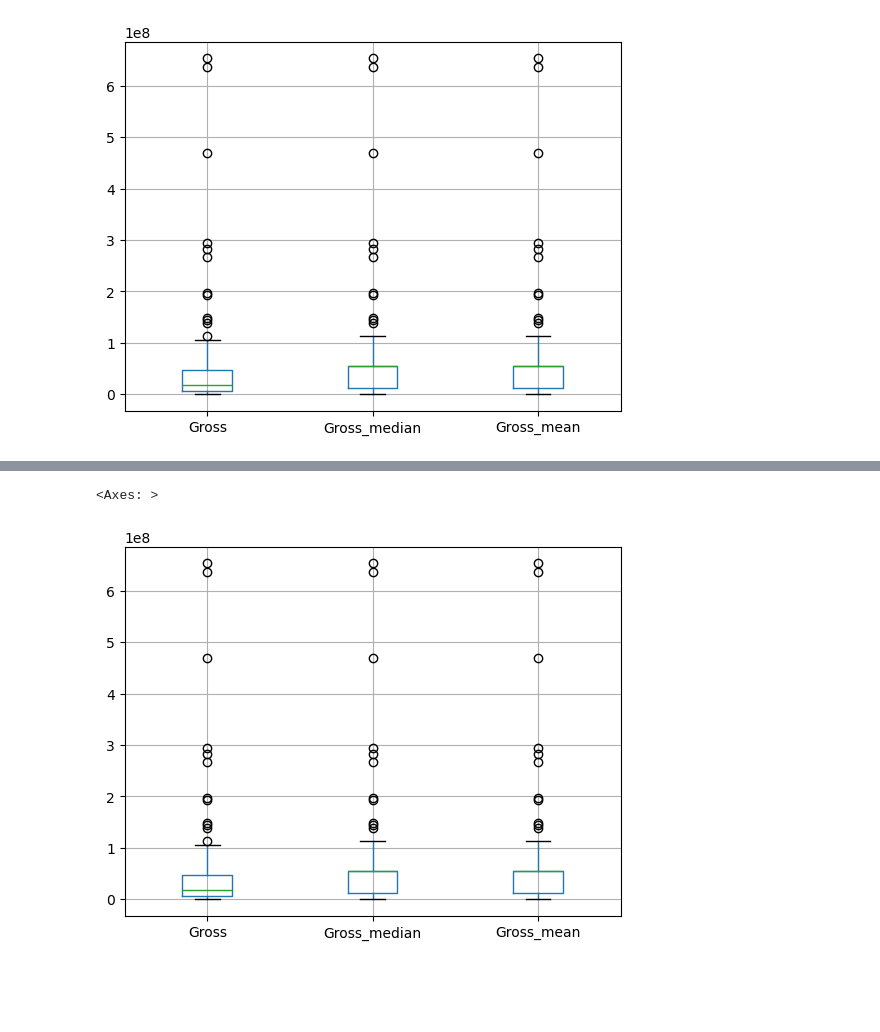
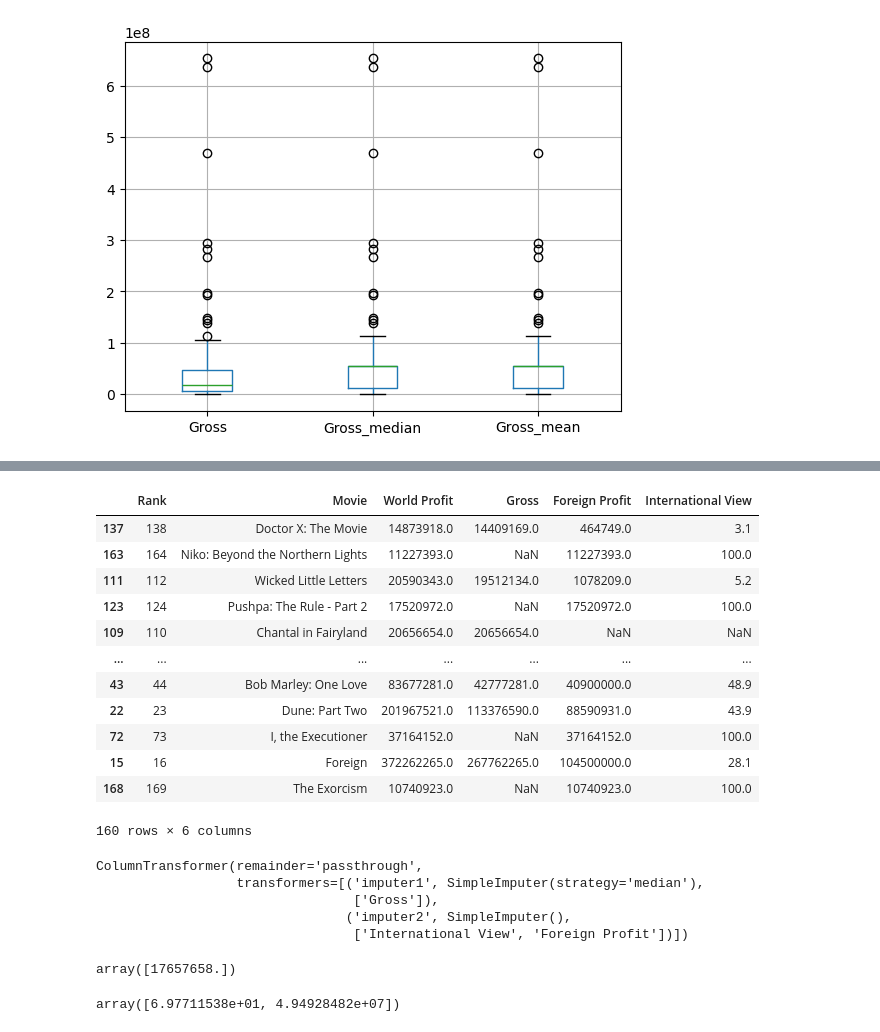
Before and after one commit to Razakhan143/AI-Artificial-Inteligence-, a Jupyter notebook: ML practice/Feature Engineering/handling_missing.ipynb, the cells around one changed output, grey strips where cells are left out. Drawn from its saved outputs; the diff is of its cells as text; code cells hidden in the pictures; blank space fills up the shorter version.

```diff
--- a/ML practice/Feature Engineering/handling_missing.ipynb
+++ b/ML practice/Feature Engineering/handling_missing.ipynb
@@ -183,5 +178,2 @@ X_train[['Gross', 'Gross_median', 'Gross_mean']].boxplot()
-# %%
-X_train[['Gross', 'Gross_median', 'Gross_mean']].boxplot()
-# %% [output]
-<Axes: >
-[figure, removed]
+# %%
+X_train,X_test,y_train,y_test = train_test_split(X,y,test_size=0.2,random_state=2)
@@ -187,0 +183,16 @@ X_train[['Gross', 'Gross_median', 'Gross_mean']].boxplot()
+# %%
+X_train
+# %% [output]
+|  | Rank | Movie | World Profit | Gross | Foreign Profit | International View |
+| 137 | 138 | Doctor X: The Movie | 14873918.0 | 14409169.0 | 464749.0 | 3.1 |
+| 163 | 164 | Niko: Beyond the Northern Lights | 11227393.0 | NaN | 11227393.0 | 100.0 |
+| 111 | 112 | Wicked Little Letters | 20590343.0 | 19512134.0 | 1078209.0 | 5.2 |
+| 123 | 124 | Pushpa: The Rule - Part 2 | 17520972.0 | NaN | 17520972.0 | 100.0 |
+| 109 | 110 | Chantal in Fairyland | 20656654.0 | 20656654.0 | NaN | NaN |
+| ... | ... | ... | ... | ... | ... | ... |
+| 43 | 44 | Bob Marley: One Love | 83677281.0 | 42777281.0 | 40900000.0 | 48.9 |
+| 22 | 23 | Dune: Part Two | 201967521.0 | 113376590.0 | 88590931.0 | 43.9 |
+| 72 | 73 | I, the Executioner | 37164152.0 | NaN | 37164152.0 | 100.0 |
+| 15 | 16 | Foreign | 372262265.0 | 267762265.0 | 104500000.0 | 28.1 |
+| 168 | 169 | The Exorcism | 10740923.0 | NaN | 10740923.0 | 100.0 |
+160 rows × 6 columns
@@ -187,0 +204,16 @@ X_train[['Gross', 'Gross_median', 'Gross_mean']].boxplot()
+# %%
+trf.fit(X_train)
+# %% [output]
+ColumnTransformer(remainder='passthrough',
+                  transformers=[('imputer1', SimpleImputer(strategy='median'),
+                                 ['Gross']),
+                                ('imputer2', SimpleImputer(),
+                                 ['International View', 'Foreign Profit'])])
+# %%
+trf.named_transformers_['imputer1'].statistics_
+# %% [output]
+array([17657658.])
+# %%
+trf.named_transformers_['imputer2'].statistics_
+# %% [output]
+array([6.97711538e+01, 4.94928482e+07])
```
Also changed, not shown: parts of 3 cells of this notebook, 1 other file.
